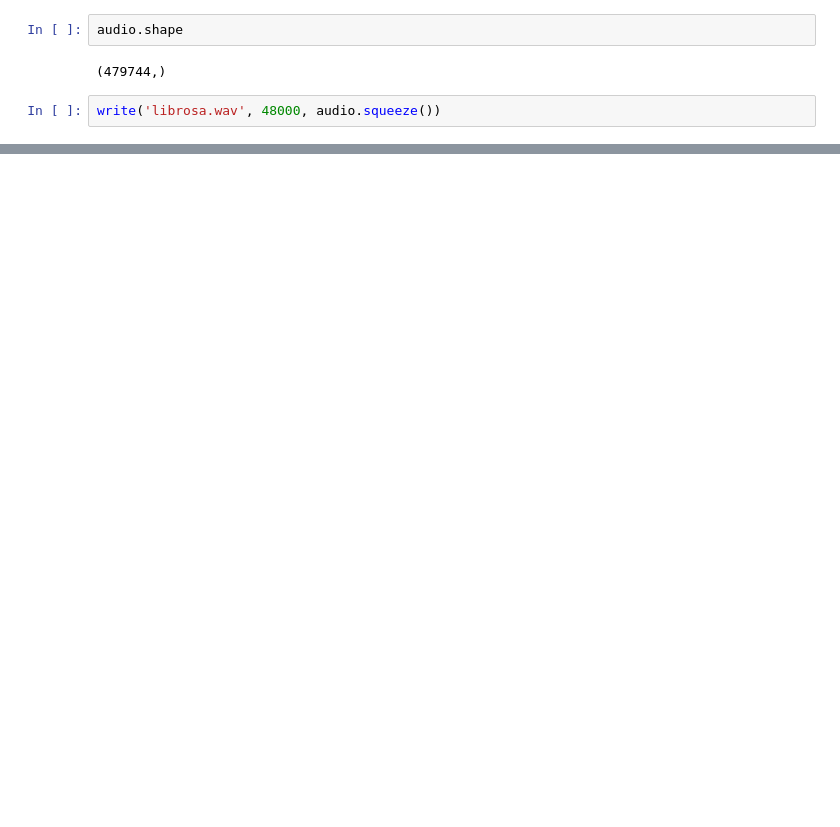
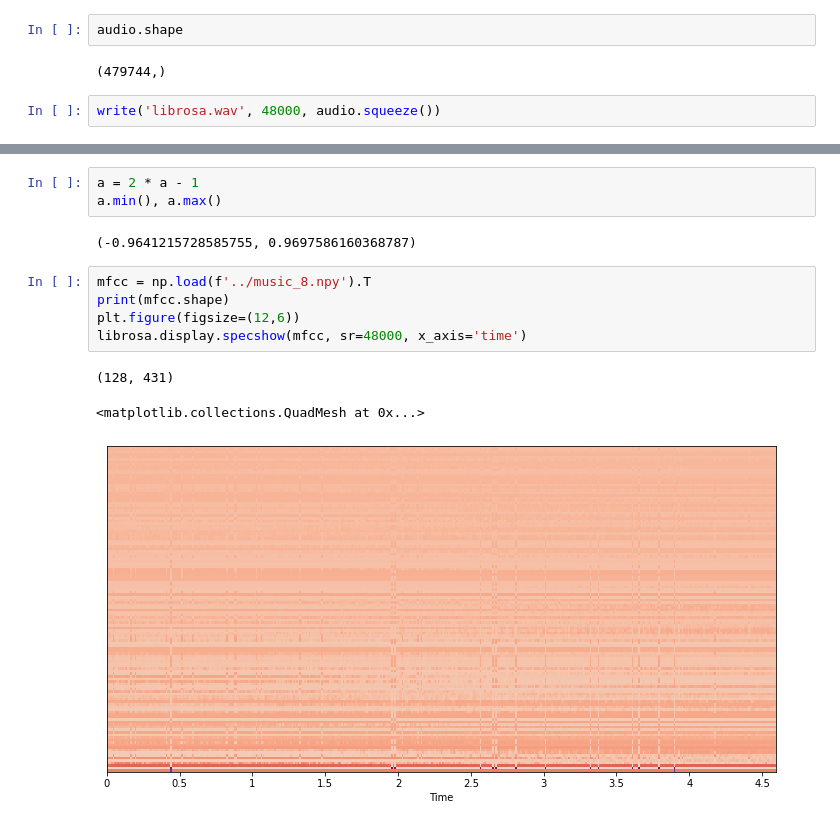
Before and after one commit to Toubat/D.U.M, a Jupyter notebook: experiment/dataset_preprocessing.ipynb, the cells around one changed output, grey strips where cells are left out. Saved outputs shown, nothing was run; the diff lists cells and outputs as text; blank space fills up the shorter version.

```diff
--- a/experiment/dataset_preprocessing.ipynb
+++ b/experiment/dataset_preprocessing.ipynb
@@ -316,0 +333,14 @@ std_np = np.load('../audio_mfcc/std.npy')
+# %%
+a = 2 * a - 1
+a.min(), a.max()
+# %% [output]
+(-0.9641215728585755, 0.9697586160368787)
+# %%
+mfcc = np.load(f'../music_8.npy').T
+print(mfcc.shape)
+plt.figure(figsize=(12,6))
+librosa.display.specshow(mfcc, sr=48000, x_axis='time')
+# %% [output]
+(128, 431)
+<matplotlib.collections.QuadMesh at 0x...>
+[figure, added]
```
Also changed, not shown: parts of 14 cells of this notebook, 9 other files.
